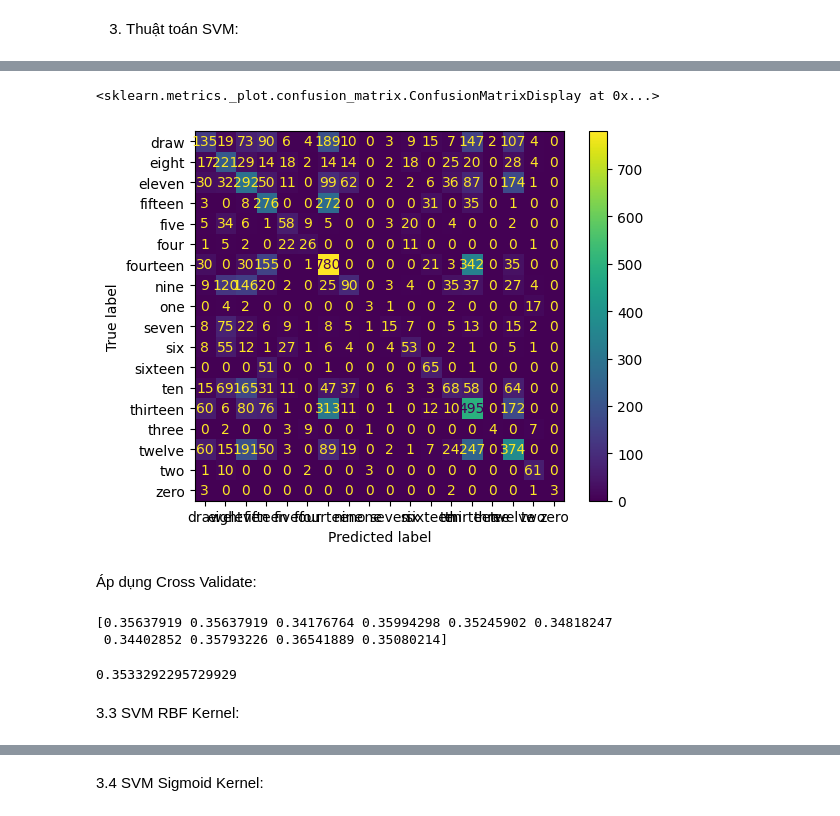
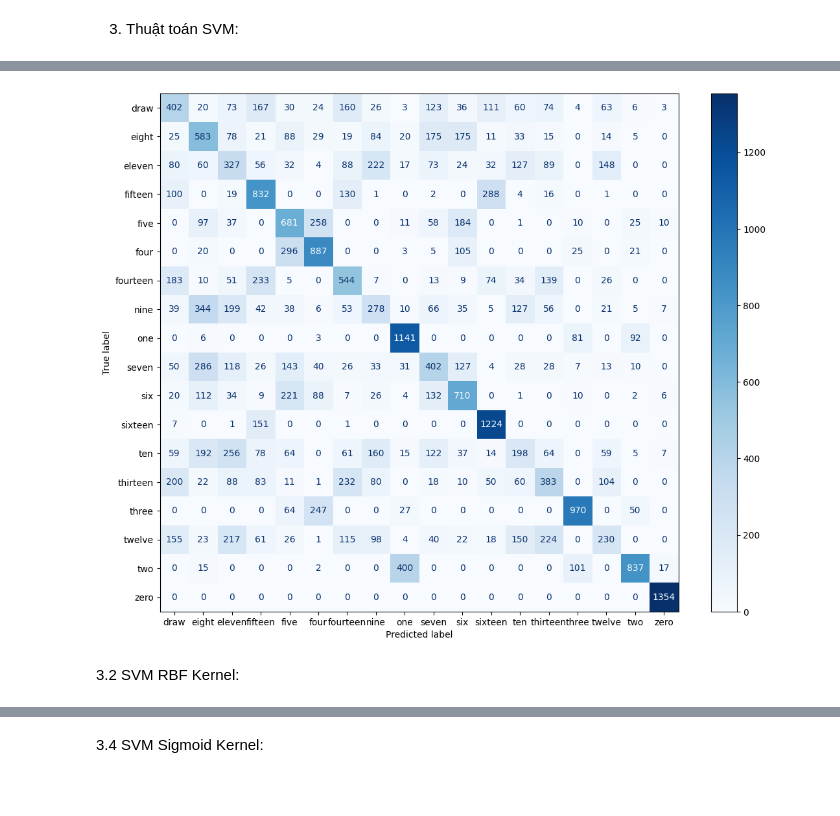
Before and after one commit to couqdev/MachineLearning, a Jupyter notebook: Project_ML_2023.ipynb, the cells around one changed output, grey strips where cells are left out. Drawn from its saved outputs; the diff is of its cells as text; code cells hidden in the pictures; blank space fills up the shorter version.

```diff
--- a/Project_ML_2023.ipynb
+++ b/Project_ML_2023.ipynb
@@ -256,26 +309,14 @@ print(t)
 +------------+----------+-----------+--------+-------+
-# %%
-cm = confusion_matrix(y_test, y_pred)
-ConfusionMatrixDisplay.from_predictions(y_test, y_pred)
-# %% [output]
-<sklearn.metrics._plot.confusion_matrix.ConfusionMatrixDisplay at 0x...>
-[figure, removed]
-# %% [markdown]
-Áp dụng Cross Validate:
-# %%
-cv = KFold(n_splits=10, random_state=1, shuffle=True)
-clf = svm.SVC(kernel='linear', random_state=0)
-scores = cross_val_score(clf, X, y, cv=cv)
-print(scores)
-# %% [output]
-[0.35637919 0.35637919 0.34176764 0.35994298 0.35245902 0.34818247
- 0.34402852 0.35793226 0.36541889 0.35080214]
-# %%
-print(scores.mean())
-# %% [output]
-0.3533292295729929
+# %%
+cm = confusion_matrix(y_test, y_pred)
+fig = plt.figure(figsize=(10, 8))
+ax = fig.add_axes([0, 0, 1, 1])
+display.plot(ax=ax, cmap='Blues')
+plt.show()
+# %% [output]
+[figure, added]
 # %% [markdown]
-3.3 SVM RBF Kernel:
+3.2 SVM RBF Kernel:
 # %%
 clf = svm.SVC(kernel='rbf')
 clf.fit(X_train, y_train)
```
Also changed, not shown: parts of 73 cells of this notebook.
